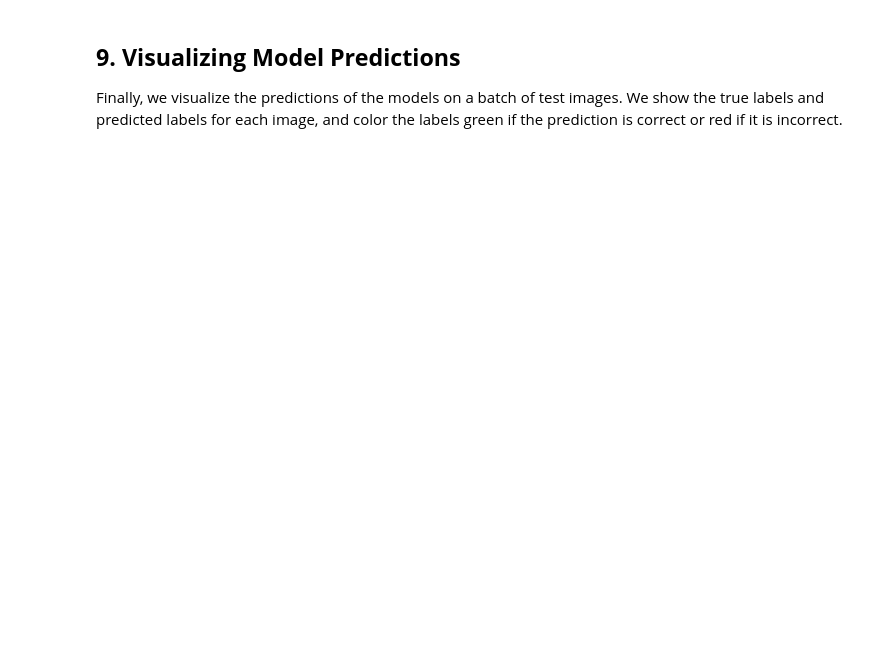
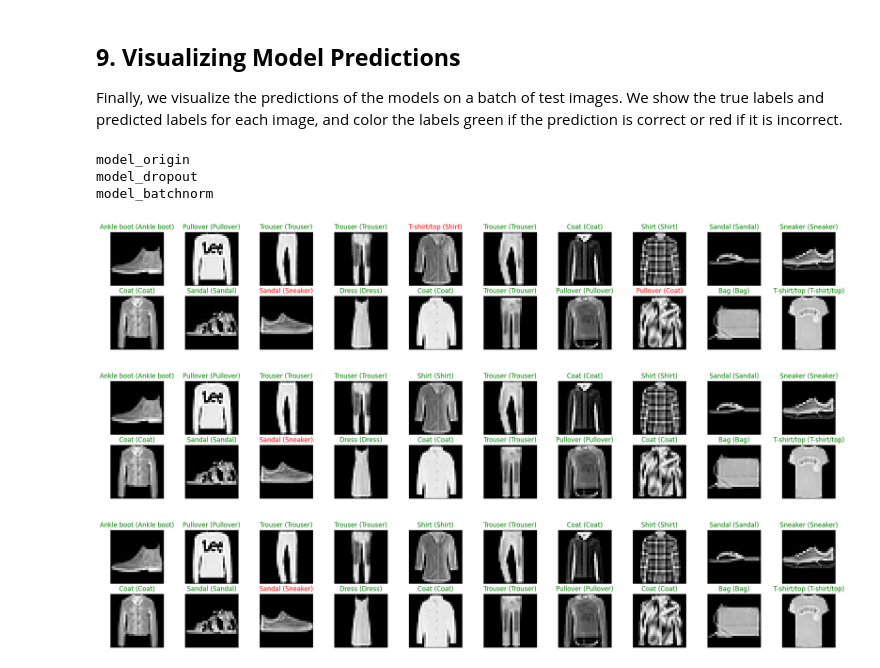
Before and after one commit to lior5egal/Deep-Learning-0512-436201, a Jupyter notebook: HW1_Split_nb/EX1_Practical.ipynb, the cells around one changed output. Cells and saved outputs as stored; diff of their text form; code cells hidden in the pictures; blank space fills up the shorter version.

```diff
--- a/HW1_Split_nb/EX1_Practical.ipynb
+++ b/HW1_Split_nb/EX1_Practical.ipynb
@@ -373,33 +540,39 @@ for idx, model_acc in enumerate(accuracy):
 
 Finally, we visualize the predictions of the models on a batch of test images. We show the true labels and predicted labels for each image, and color the labels green if the prediction is correct or red if it is incorrect.
 # %%
-# Obtain one batch of test images
+# obtain one batch of test images
 dataiter = iter(test_loader)
 images, labels = next(dataiter)
+images.numpy()
 
-# Move model inputs to CUDA if GPU is available
+# move model inputs to cuda, if GPU available
 if train_on_gpu:
     images = images.cuda()
 
-# Testing various models
+#testing various models
 for i in range(3):
-    if i < 3:
-        # Defining the wanted model
-        model = models[i][0]
-        print(models[i][1])
+  if i < 3:
+    #defining the wanted model
+    model = models[i][0]
+    print(models[i][1])
 
-        # Get sample outputs
-        output = model(images)
-        # Convert output probabilities to predicted class
-        _, preds_tensor = torch.max(output, 1)
-        preds = np.squeeze(preds_tensor.numpy()) if not train_on_gpu else np.squeeze(preds_tensor.cpu().numpy())
+    # get sample outputs
+    output = model(images)
+    # convert output probabilities to predicted class
+    _, preds_tensor = torch.max(output, 1)
+    preds = np.squeeze(preds_tensor.numpy()) if not train_on_gpu else np.squeeze(preds_tensor.cpu().numpy())
 
-        # Display test images with labels
-        for idx in range(6):
-            plt.subplot(2, 3, idx+1)
-            plt.imshow(images[idx].cpu().numpy().transpose((1, 2, 0)))
-            plt.title(f"True: {classes[labels[idx]]}\nPred: {classes[preds[idx]]}", color="green" if preds[idx] == labels[idx] else "red")
-            plt.xticks([])
-            plt.yticks([])
-
-        plt.show()
+    # plot the images in the batch, along with predicted and true labels
+    fig = plt.figure(figsize=(25, 4))
+    for idx in np.arange(20):
+        ax = fig.add_subplot(2, int(20/2), int(idx+1), xticks=[], yticks=[])
+        imshow(images[idx] if not train_on_gpu else images[idx].cpu())
+        ax.set_title("{} ({})".format(classes[preds[idx]], classes[labels[idx]]),
+                    color=("green" if preds[idx]==labels[idx].item() else "red"))
+# %% [output]
+model_origin
+model_dropout
+model_batchnorm
+[figure, added]
+[figure, added]
+[figure, added]
```
Also changed, not shown: parts of 16 cells of this notebook.
